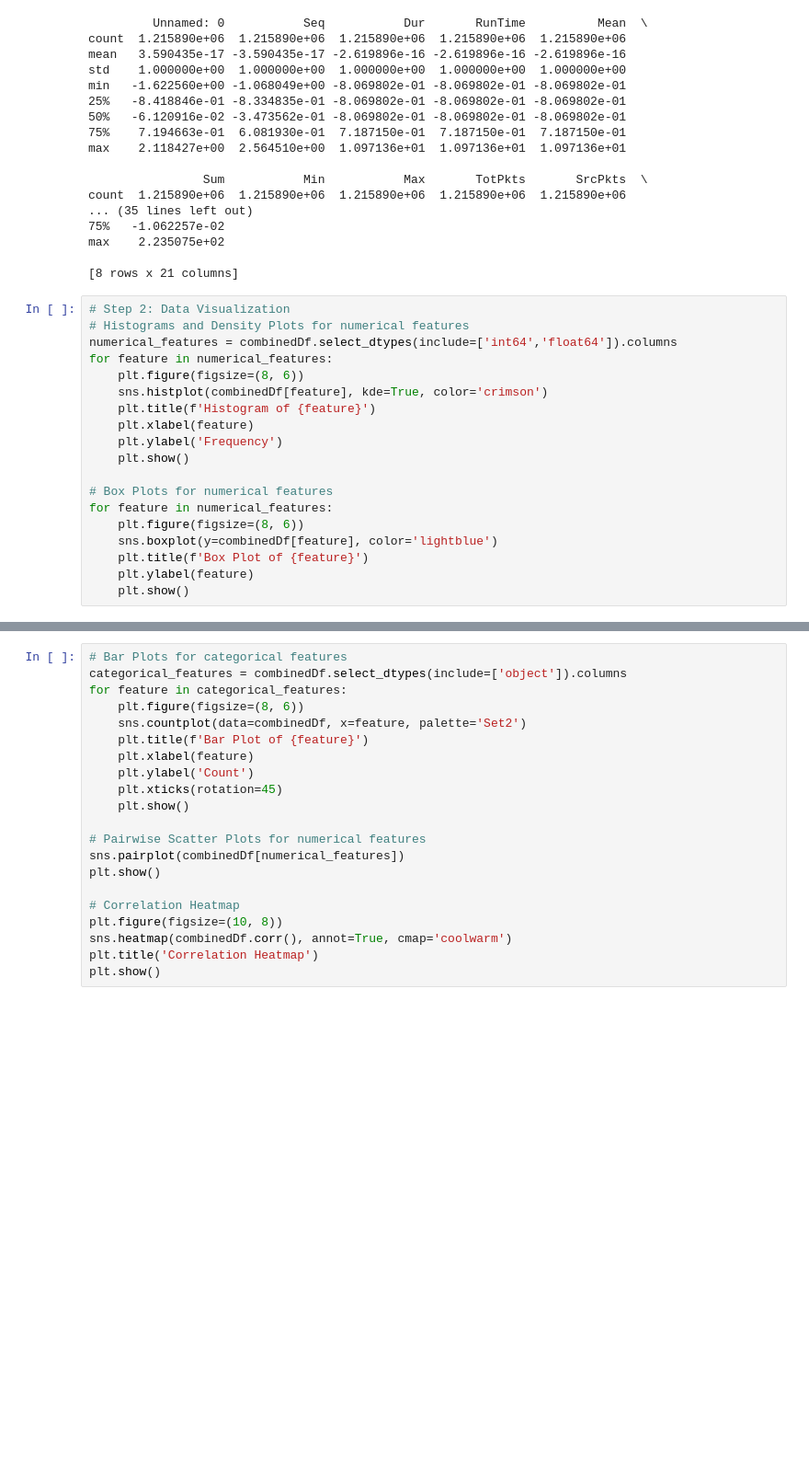
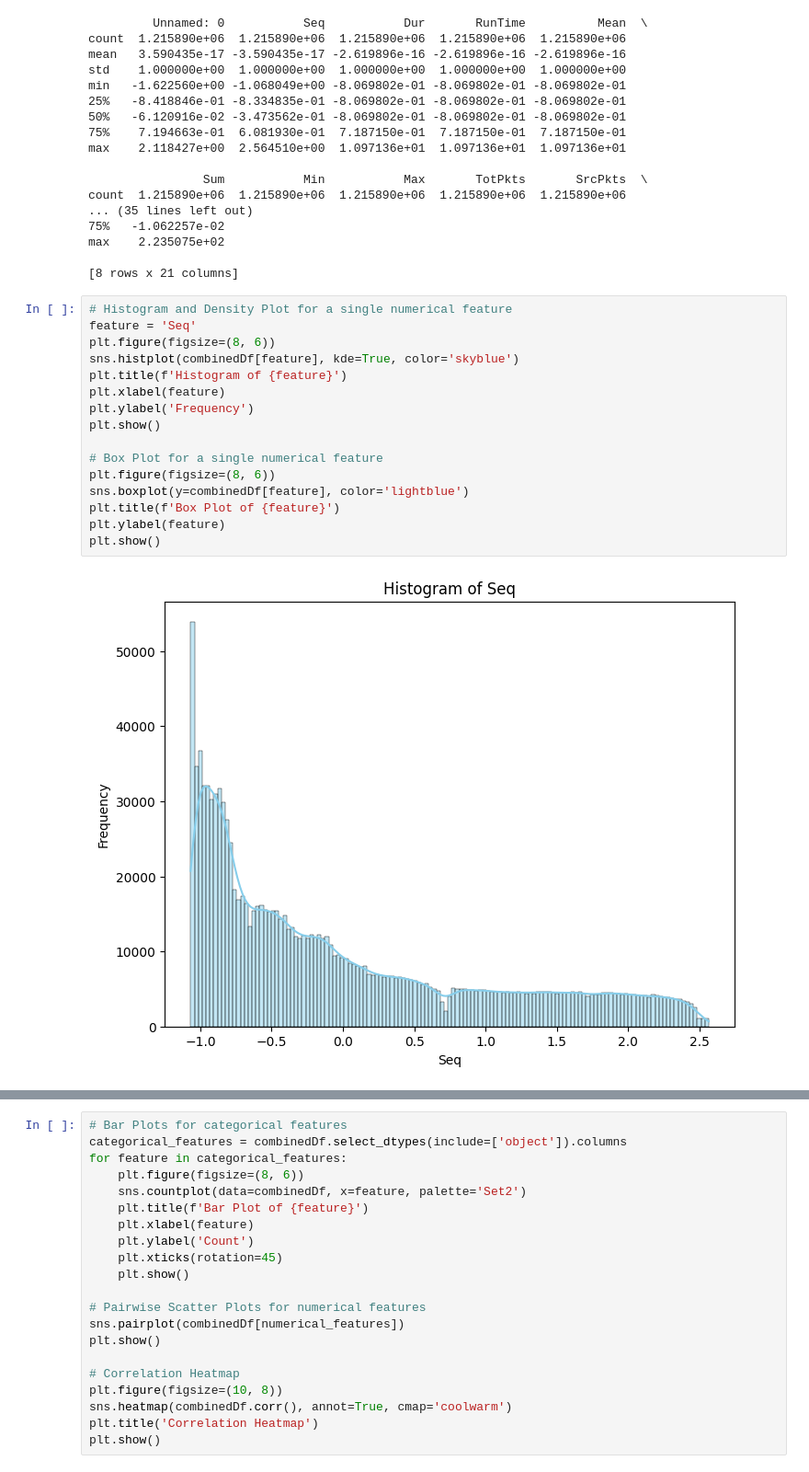
Before and after one commit to Sairithvikvaikuntam/IntrusionDetection_5G, a Jupyter notebook: src/data_visualization/SER_517_dataLoader.ipynb, the cells around one changed output, grey strips where cells are left out. Shown: that part at 92% size. Saved outputs shown, nothing was run; the diff lists cells and outputs as text; blank space fills up the shorter version.

Commit message:
Updated Data loader file
Added details about data files

```diff
--- a/src/data_visualization/SER_517_dataLoader.ipynb
+++ b/src/data_visualization/SER_517_dataLoader.ipynb
@@ -180,21 +180,20 @@ max    2.235075e+02
 
 [8 rows x 21 columns]
 # %%
-# Step 2: Data Visualization
-# Histograms and Density Plots for numerical features
-numerical_features = combinedDf.select_dtypes(include=['int64','float64']).columns
-for feature in numerical_features:
-    plt.figure(figsize=(8, 6))
-    sns.histplot(combinedDf[feature], kde=True, color='crimson')
-    plt.title(f'Histogram of {feature}')
-    plt.xlabel(feature)
-    plt.ylabel('Frequency')
-    plt.show()
+# Histogram and Density Plot for a single numerical feature
+feature = 'Seq'
+plt.figure(figsize=(8, 6))
+sns.histplot(combinedDf[feature], kde=True, color='skyblue')
+plt.title(f'Histogram of {feature}')
+plt.xlabel(feature)
+plt.ylabel('Frequency')
+plt.show()
 
-# Box Plots for numerical features
-for feature in numerical_features:
-    plt.figure(figsize=(8, 6))
-    sns.boxplot(y=combinedDf[feature], color='lightblue')
-    plt.title(f'Box Plot of {feature}')
-    plt.ylabel(feature)
-    plt.show()
+# Box Plot for a single numerical feature
+plt.figure(figsize=(8, 6))
+sns.boxplot(y=combinedDf[feature], color='lightblue')
+plt.title(f'Box Plot of {feature}')
+plt.ylabel(feature)
+plt.show()
+# %% [output]
+[figure, added]
```
Also changed, not shown: parts of 6 cells of this notebook.
